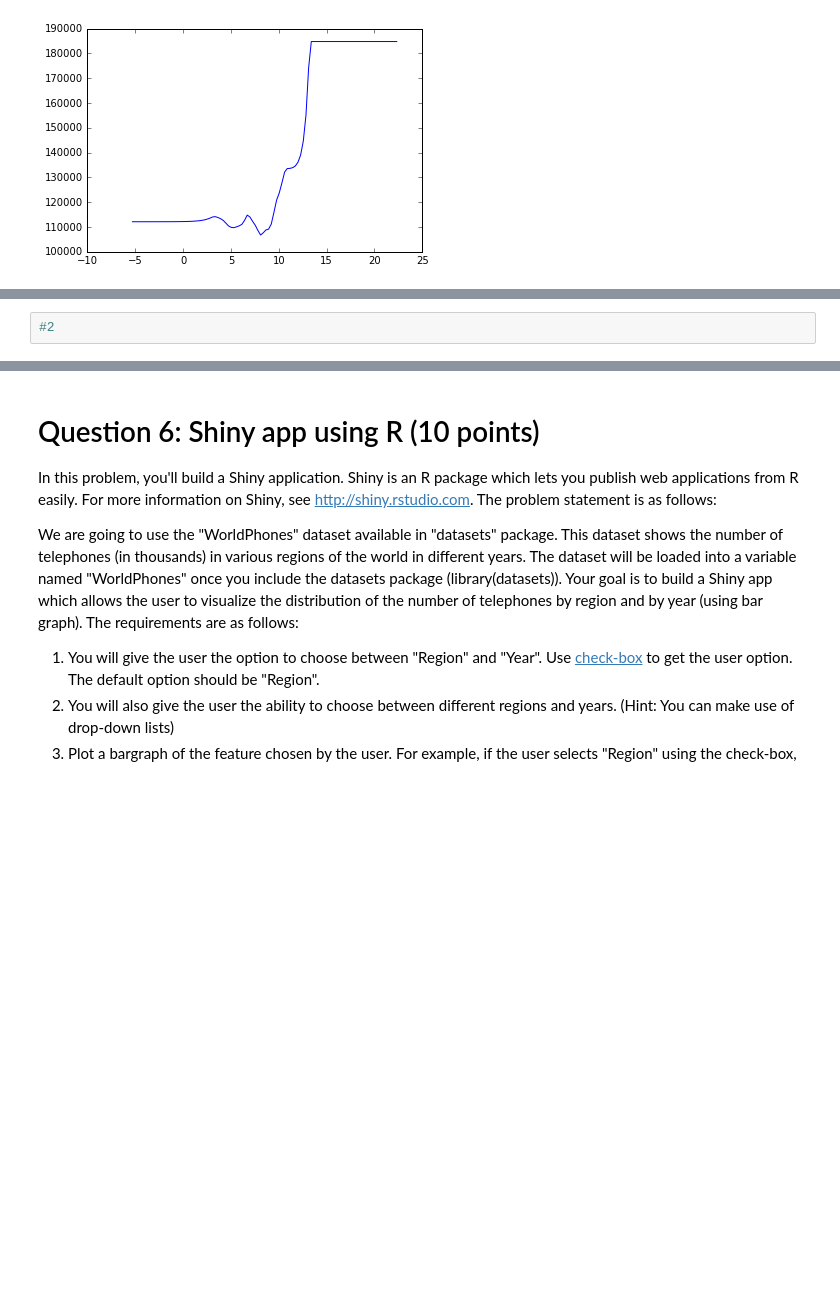
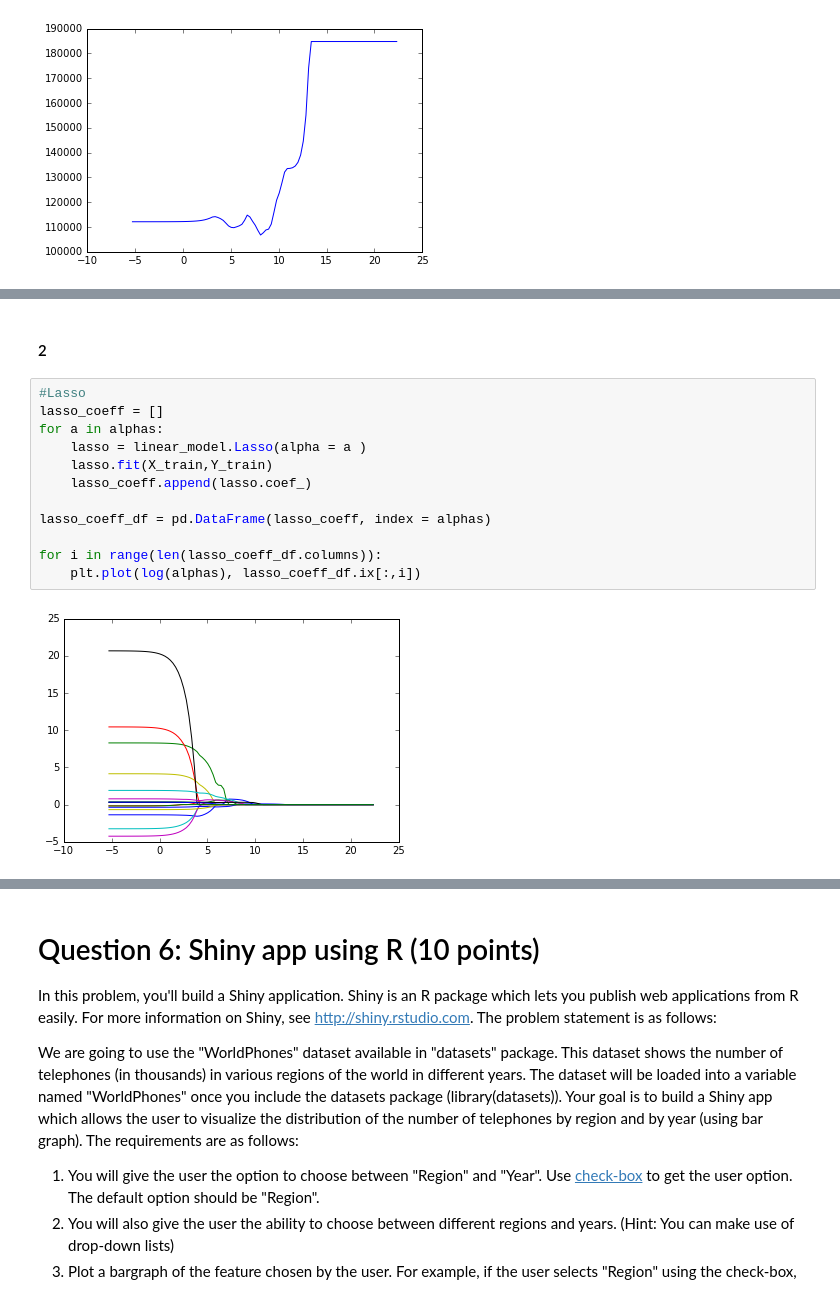
Before and after one commit to daniel-peng/Advanced-Predictive-Modeling, a Jupyter notebook: HW2/HW2-apm382_Q5.ipynb, the cells around one changed output, grey strips where cells are left out. Cells and saved outputs as stored; diff of their text form; blank space fills up the shorter version.

```diff
--- a/HW2/HW2-apm382_Q5.ipynb
+++ b/HW2/HW2-apm382_Q5.ipynb
@@ -314,2 +312,16 @@ Coefficients:  [[ 0.51749984  0.28265548  0.04137269  0.149051    0.09398079  0.
-# %%
-#2
+# %% [markdown]
+#### 2
+# %%
+#Lasso
+lasso_coeff = []
+for a in alphas:
+    lasso = linear_model.Lasso(alpha = a )
+    lasso.fit(X_train,Y_train)
+    lasso_coeff.append(lasso.coef_)
+
+lasso_coeff_df = pd.DataFrame(lasso_coeff, index = alphas)
+
+for i in range(len(lasso_coeff_df.columns)):
+    plt.plot(log(alphas), lasso_coeff_df.ix[:,i])
+# %% [output]
+[figure, added]
```
Also changed, not shown: parts of 6 cells of this notebook.
